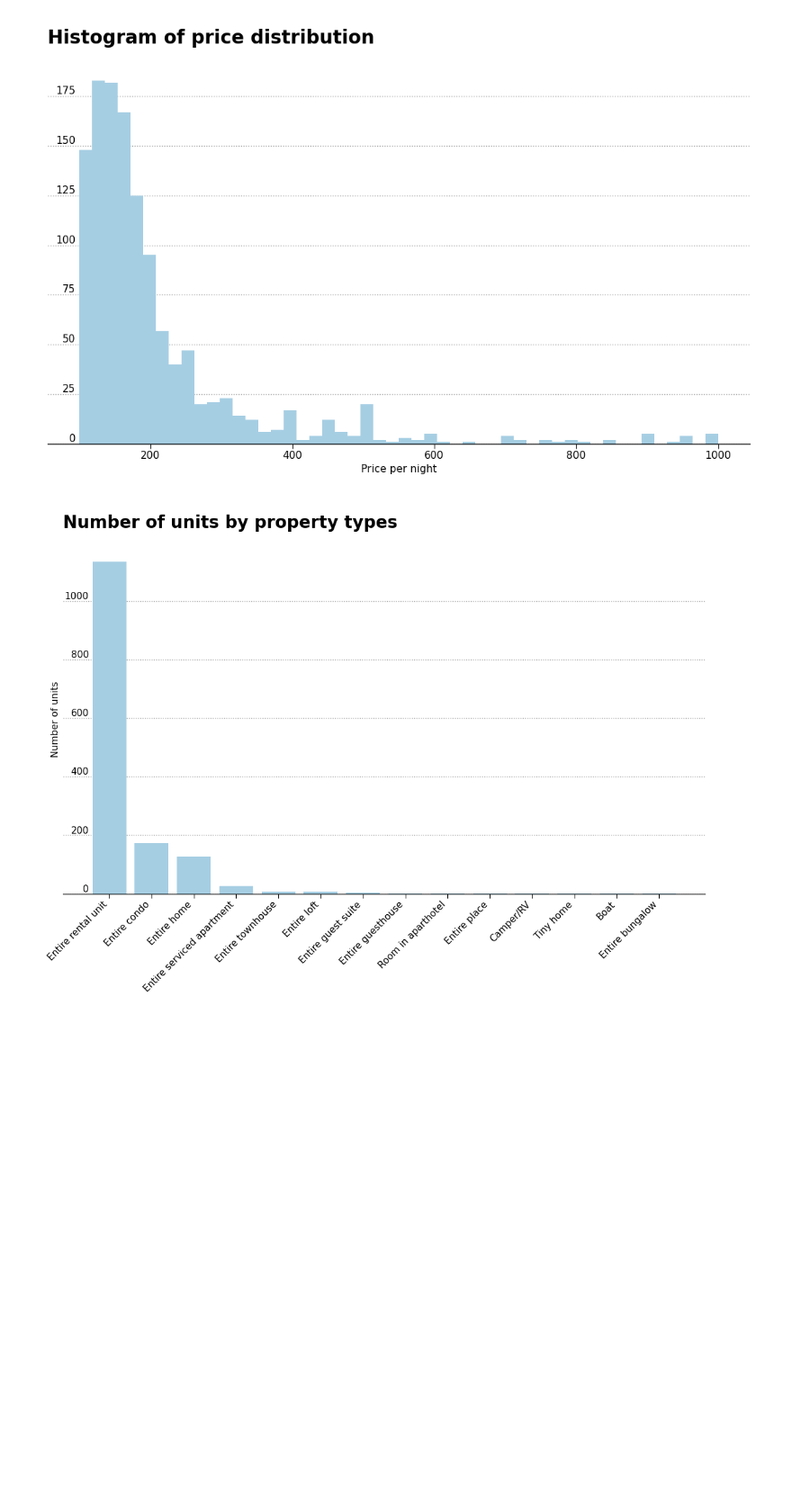
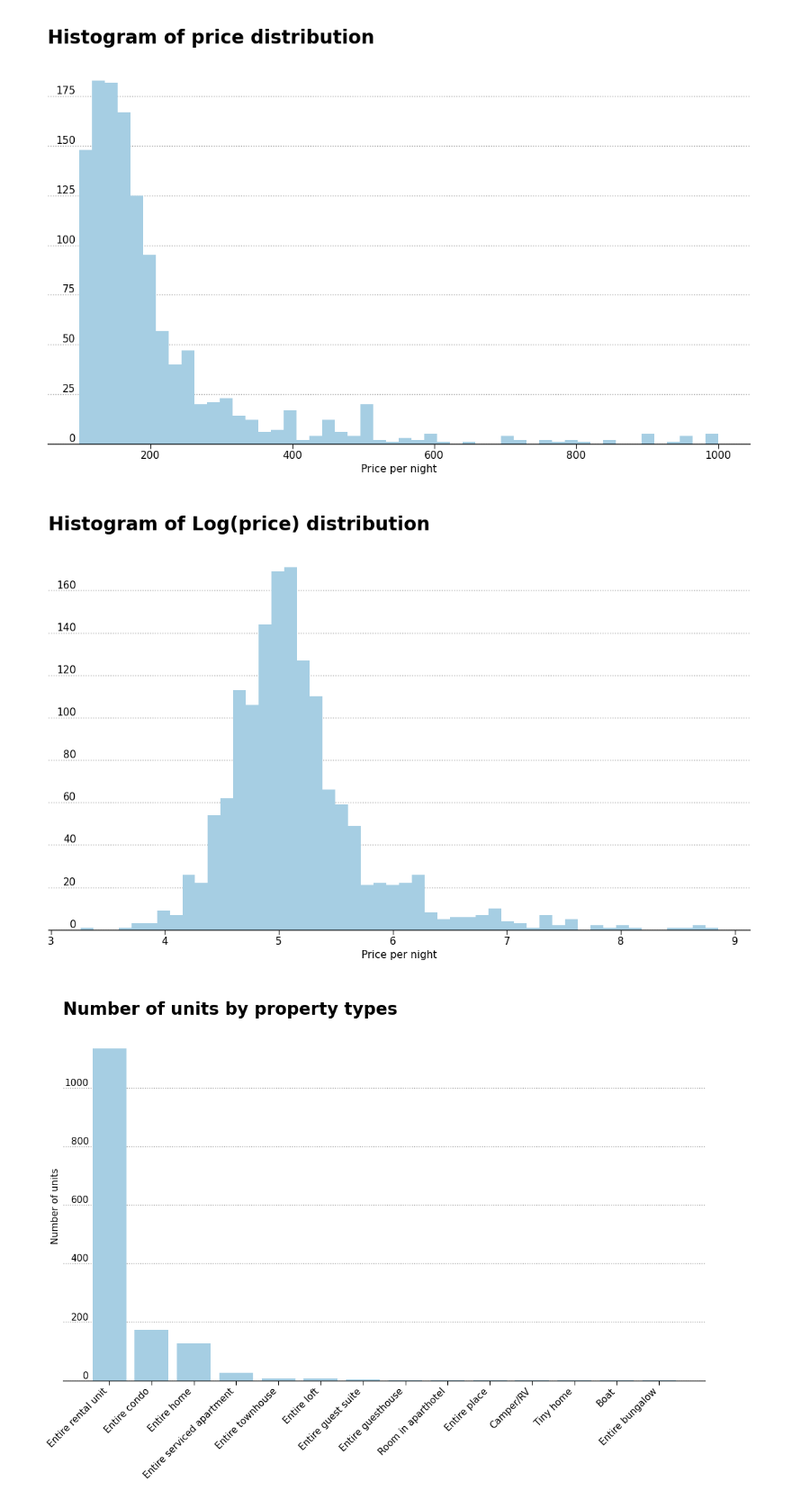
Before and after one commit to capac/short-term-rents-in-london, a Jupyter notebook: data-analysis.ipynb, the cells around one changed output. Shown at 90% size. Cells and saved outputs as stored; diff of their text form; code cells hidden in the pictures; blank space fills up the shorter version.

Commit message:
Added log1p(price) plot

```diff
--- a/data-analysis.ipynb
+++ b/data-analysis.ipynb
@@ -101,6 +104,16 @@ if not plot_filename.exists():
     plt.savefig(plot_filename, dpi=144, bbox_inches='tight');
 # %% [output]
 [figure]
+# %%
+fig, ax = plt.subplots(nrows=1, ncols=1)
+ax.hist(np.log1p(prices_data), bins=50)
+ax.set_title('Histogram of Log(price) distribution')
+ax.set_xlabel('Price per night')
+plot_filename = path_plots / 'hist_log_price_distrib.png'
+if not plot_filename.exists():
+    plt.savefig(plot_filename, dpi=144, bbox_inches='tight');
+# %% [output]
+[figure, added]
 # %%
 property_type_sr = inside_airbnb_df.property_type.value_counts()
 # %%
```
Also changed, not shown: parts of 10 cells of this notebook.
